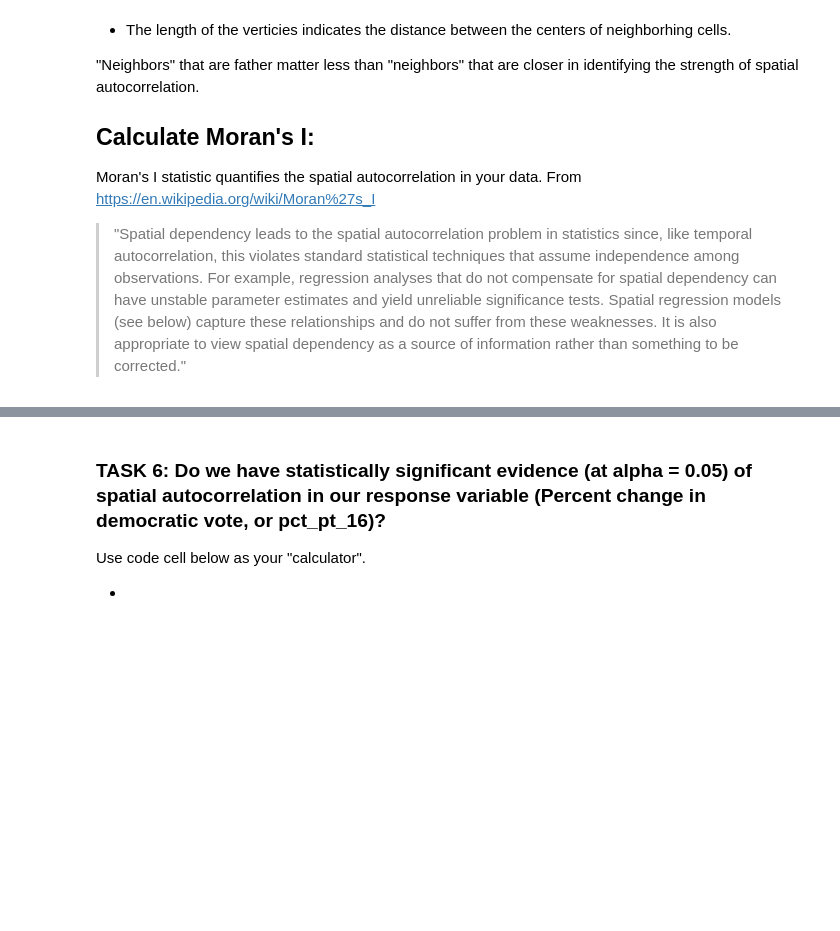
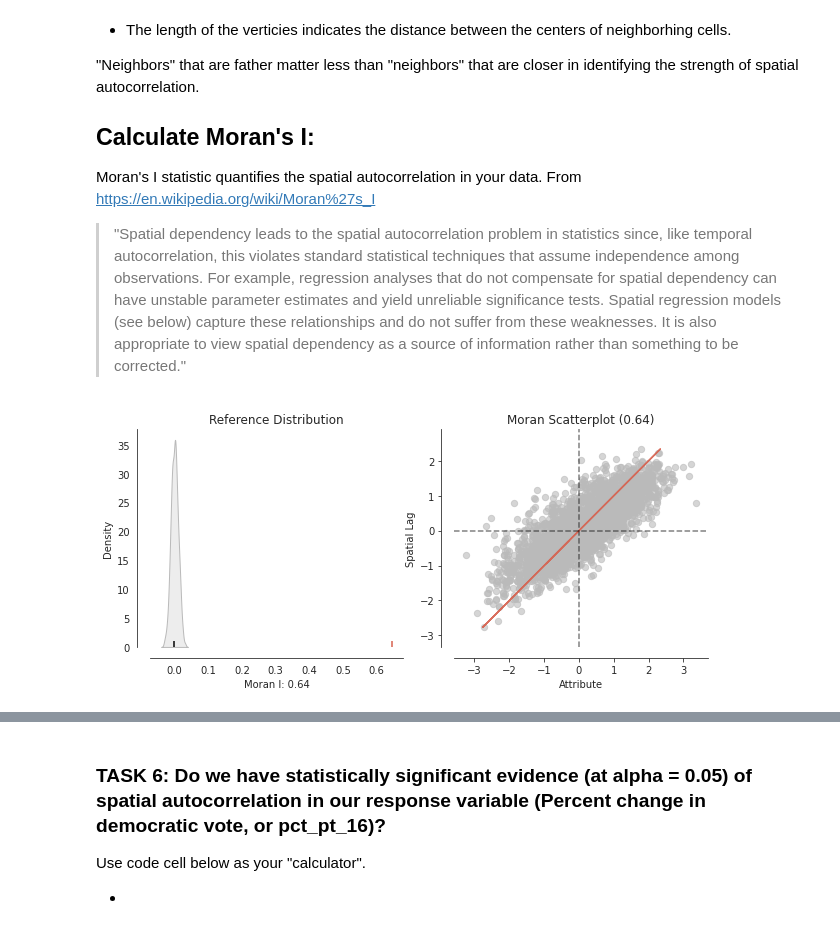
Before and after one commit to baedgert/EnvDatSci22, a Jupyter notebook: CodeSprints/autocorrelation_methods.ipynb, the cells around one changed output, grey strips where cells are left out. Cells and saved outputs as stored; diff of their text form; code cells hidden in the pictures; blank space fills up the shorter version.

```diff
--- a/CodeSprints/autocorrelation_methods.ipynb
+++ b/CodeSprints/autocorrelation_methods.ipynb
@@ -58,0 +56,24 @@ votes =
+# %%
+# Task 1
+from libpysal.examples import load_example
+elections = load_example('Elections')
+
+elections.get_file_list()
+
+#import required function:
+import urllib.request
+
+#define online filepath (aka url):
+url = 'https://geodacenter.github.io/data-and-lab//data/election.zip'
+
+#define local filepath:
+local = "elections.zip"
+
+#download elections data:
+urllib.request.urlretrieve(url, local)
+
+#unzip file: see if google can help you figure this one out!
+!unzip elections.zip
+
+votes = gpd.read_file("election/election.shp")
+votes
@@ -193,8 +289,10 @@ Moran's I statistic quantifies the spatial autocorrelation in your data. From ht
 # %%
 # calculate Moran and plot
 moran_votes = Moran(votes['pct_dem_change'], w=weights)
-plot_moran(moran, zstandard=True, figsize=(10,4))
+plot_moran(moran_votes, zstandard=True, figsize=(10,4))
 plt.show()
+# %% [output]
+[figure, added]
 # %%
 # calculate Moran and plot
 moran_land = Moran(votes['ALAND'], w=weights)
```
Also changed, not shown: parts of 16 cells of this notebook.
